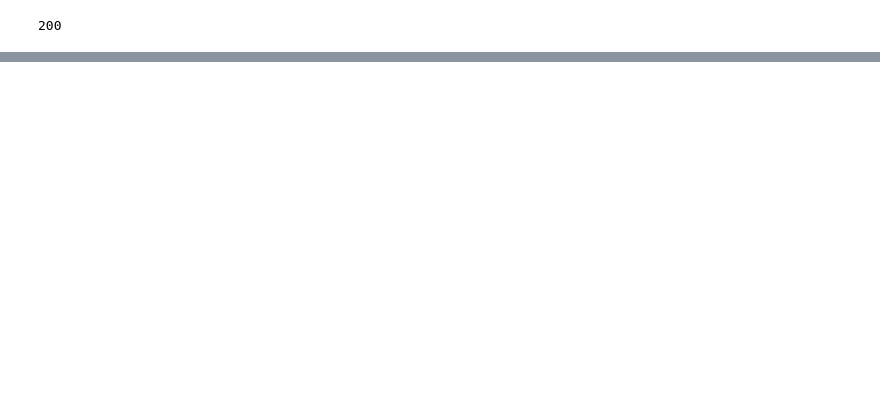
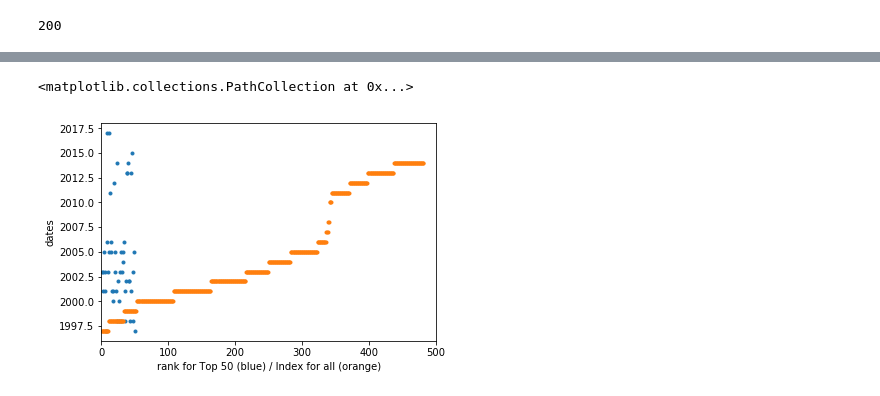
Before and after one commit to pwoods210/Project1, a Jupyter notebook: Project 1 Assignment.ipynb, the cells around one changed output, grey strips where cells are left out. Drawn from its saved outputs; the diff is of its cells as text; code cells hidden in the pictures; blank space fills up the shorter version.

Commit message:
Project 1 submission

```diff
--- a/Project 1 Assignment.ipynb
+++ b/Project 1 Assignment.ipynb
@@ -30,0 +145,6 @@ frequencies of bursts are determined using both Wind and STEREO
+# %%
+#turn strings into list of strings of each component, keep the last section from splitting
+for index in range(len(f_data)):
+    f_data[index] = f_data[index].split(maxsplit=14)
+# %%
+table2 = pd.DataFrame(f_data, columns =['start', 'start2', 'end', 'end2', 'start_freq', 'end_freq', 'loc', 'reg', 'imp', 'cme_date', 'time', 'cpa', 'wid', 'speed', 'plot'])
@@ -30,0 +172,3 @@ frequencies of bursts are determined using both Wind and STEREO
+# %%
+#Step 4
+table2.replace({'24:00': '00:00', '-----' : np.nan, '----' : np.nan, '--/--' : np.nan, '--:--' : np.nan, 'altr' : np.nan, '????' : np.nan, 'back?' : np.nan, 'EP?' : np.nan, 'EP' : np.nan, 'DIM' : np.nan, 'DSF' : np.nan, 'FILA' : np.nan}, inplace=True)
@@ -30,0 +257,2 @@ frequencies of bursts are determined using both Wind and STEREO
+# %%
+table2.drop(['start2', 'end2', 'time'], axis=1, inplace=True)
@@ -30,0 +367,36 @@ frequencies of bursts are determined using both Wind and STEREO
+# %%
+#Analysis
+fig = plt.figure()
+plt.axis((0, 500, 1996, 2018))
+plt.xlabel('rank for Top 50 (blue) / Index for all (orange)')
+plt.ylabel('dates')
+
+dates = table['start']
+dates2 = table2['start']
+dates_f = list()
+dates_f2 = list()
+for row in dates:
+    dates_f.append(row.year)
+for row in dates2:
+    dates_f2.append(row.year)
+
+plt.scatter(table['rank'], dates_f, marker='.')
+datavalues2 = (table2.index).to_list()
+plt.scatter(datavalues2, dates_f2, marker='.')
+
+#After reading the submission details for Part3 Step: Analysis, it seems my methodology
+#for plotting might be off. In any case, my goal for this graph was simple. But first, let me
+#explain the layout of the graph. The y-axis maintains the dates of the flares, while the x-axis maintains
+#the ranking for blue plots (top 50) and the index for orange plots (NASA data). I wanted to see
+#a couple different comparisons. First, I wanted to know if higher ranking or lower ranking flares
+#grouped around a particular date. This does not seem to be the case, as there is seemingly an even distribution
+#of >25 and <25 ranking flares for most of the dates. Then, I wanted to see what the correlation between all
+#flares/top 50 flares was in relation to dates. This was more interesting:
+#you can see in both sets of data that they group away from 2007-2010. The wider the lines are for orange/blue,
+#the more flare occurences there are for that particular year. This suggests to me that the Sun goes through periods
+#where overall solar activity increases; that there are probably more recordings of top 50's at this time,
+#because the sun is producing a lot more flares to begin with. The more flares that the sun produces,
+#the more opportunity there is for a top 50 flare to occur.
+# %% [output]
+<matplotlib.collections.PathCollection at 0x...>
+[figure, added]
```
Also changed, not shown: parts of 28 cells of this notebook.
